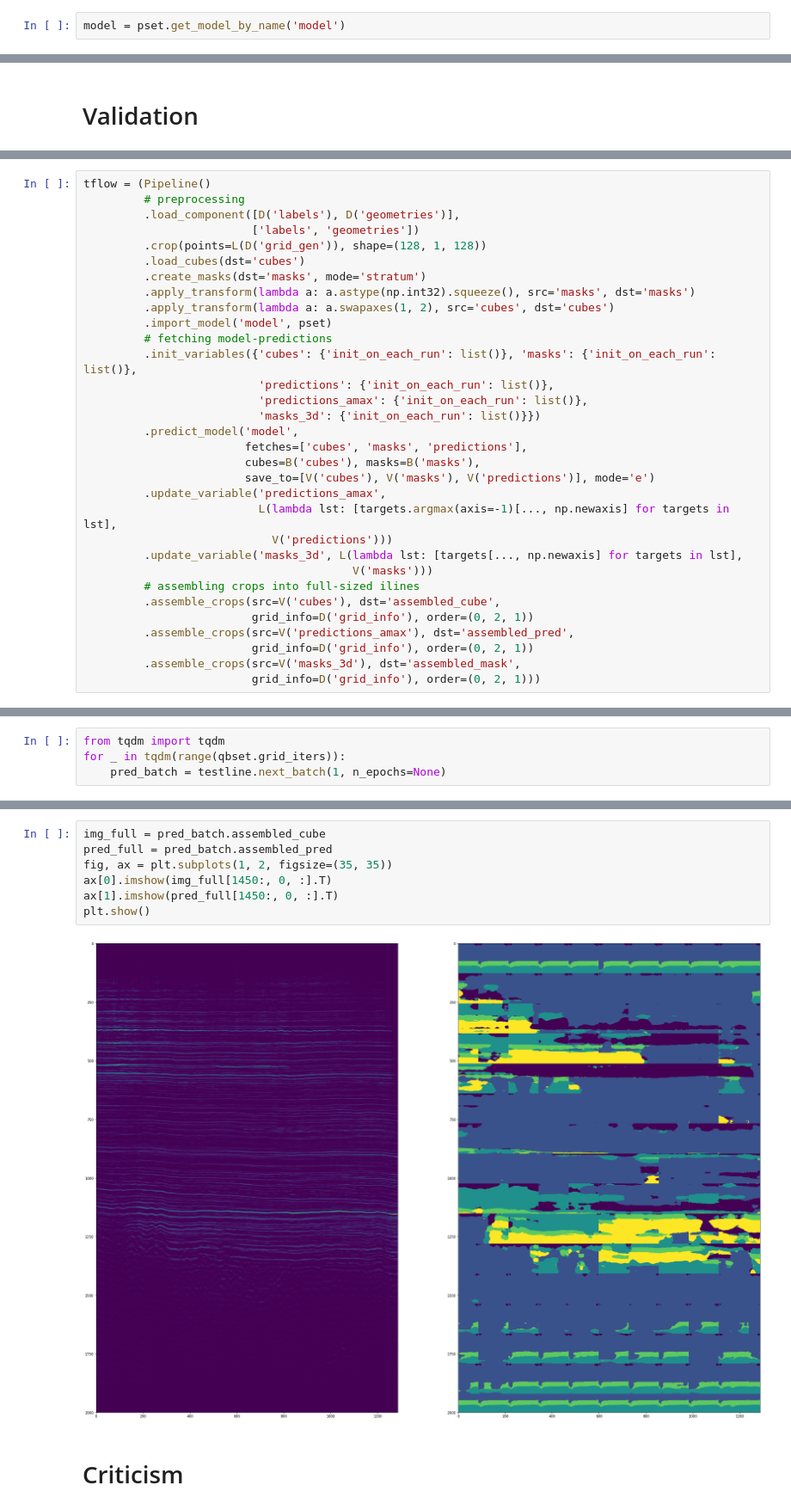
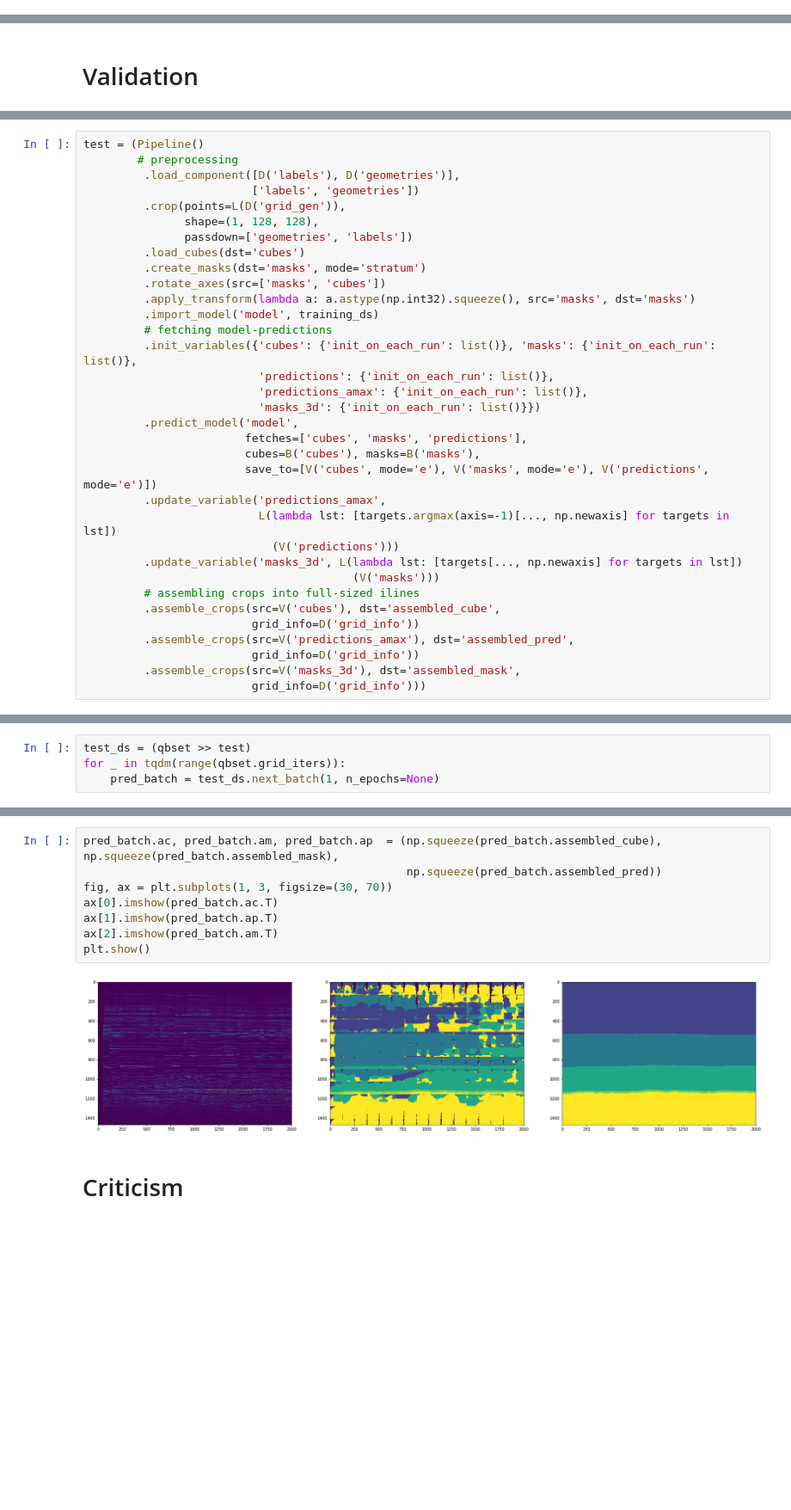
Before and after one commit to sadaqatali2027/seismiqb-1, a Jupyter notebook: models/Segmenting_interlayers.ipynb, the cells around one changed output, grey strips where cells are left out. Shown at 86% size. Drawn from its saved outputs; the diff is of its cells as text; blank space fills up the shorter version.

Commit message:
update interlayers-segmentation notebook; add plot-util

```diff
--- a/models/Segmenting_interlayers.ipynb
+++ b/models/Segmenting_interlayers.ipynb
@@ -147,2 +136,0 @@ save the model if needed
-# %%
-model = pset.get_model_by_name('model')
@@ -205,14 +205,16 @@ qbset.make_grid('P_cube', [128, 1, 128],
 # %%
-tflow = (Pipeline()
-         # preprocessing
+test = (Pipeline()
+        # preprocessing
          .load_component([D('labels'), D('geometries')],
                          ['labels', 'geometries'])
-         .crop(points=L(D('grid_gen')), shape=(128, 1, 128))
+         .crop(points=L(D('grid_gen')),
+               shape=(1, 128, 128),
+               passdown=['geometries', 'labels'])
          .load_cubes(dst='cubes')
          .create_masks(dst='masks', mode='stratum')
+         .rotate_axes(src=['masks', 'cubes'])
          .apply_transform(lambda a: a.astype(np.int32).squeeze(), src='masks', dst='masks')
-         .apply_transform(lambda a: a.swapaxes(1, 2), src='cubes', dst='cubes')
-         .import_model('model', pset)
+         .import_model('model', training_ds)
          # fetching model-predictions
          .init_variables({'cubes': {'init_on_each_run': list()}, 'masks': {'init_on_each_run': list()},
                           'predictions': {'init_on_each_run': list()},
@@ -221,16 +223,16 @@ tflow = (Pipeline()
          .predict_model('model',
                         fetches=['cubes', 'masks', 'predictions'],
                         cubes=B('cubes'), masks=B('masks'),
-                        save_to=[V('cubes'), V('masks'), V('predictions')], mode='e')
+                        save_to=[V('cubes', mode='e'), V('masks', mode='e'), V('predictions', mode='e')])
          .update_variable('predictions_amax',
-                          L(lambda lst: [targets.argmax(axis=-1)[..., np.newaxis] for targets in lst],
-                            V('predictions')))
-         .update_variable('masks_3d', L(lambda lst: [targets[..., np.newaxis] for targets in lst],
-                                        V('masks')))
+                          L(lambda lst: [targets.argmax(axis=-1)[..., np.newaxis] for targets in lst])
+                            (V('predictions')))
+         .update_variable('masks_3d', L(lambda lst: [targets[..., np.newaxis] for targets in lst])
+                                        (V('masks')))
          # assembling crops into full-sized ilines
          .assemble_crops(src=V('cubes'), dst='assembled_cube',
-                         grid_info=D('grid_info'), order=(0, 2, 1))
+                         grid_info=D('grid_info'))
          .assemble_crops(src=V('predictions_amax'), dst='assembled_pred',
-                         grid_info=D('grid_info'), order=(0, 2, 1))
+                         grid_info=D('grid_info'))
          .assemble_crops(src=V('masks_3d'), dst='assembled_mask',
-                         grid_info=D('grid_info'), order=(0, 2, 1)))
+                         grid_info=D('grid_info')))
@@ -239,4 +241,4 @@ testline = (qbset >> tflow)
 # %%
-from tqdm import tqdm
+test_ds = (qbset >> test)
 for _ in tqdm(range(qbset.grid_iters)):
-    pred_batch = testline.next_batch(1, n_epochs=None)
+    pred_batch = test_ds.next_batch(1, n_epochs=None)
@@ -245,11 +245,12 @@ pred_batch.assembled_cube.shape
 # %%
-img_full = pred_batch.assembled_cube
-pred_full = pred_batch.assembled_pred
-fig, ax = plt.subplots(1, 2, figsize=(35, 35))
-ax[0].imshow(img_full[1450:, 0, :].T)
-ax[1].imshow(pred_full[1450:, 0, :].T)
+pred_batch.ac, pred_batch.am, pred_batch.ap  = (np.squeeze(pred_batch.assembled_cube), np.squeeze(pred_batch.assembled_mask),
+                                                np.squeeze(pred_batch.assembled_pred))
+fig, ax = plt.subplots(1, 3, figsize=(30, 70))
+ax[0].imshow(pred_batch.ac.T)
+ax[1].imshow(pred_batch.ap.T)
+ax[2].imshow(pred_batch.am.T)
 plt.show()
 # %% [output]
-[figure, old version]
+[figure, new version]
 # %% [markdown]
 # Criticism
```
Also changed, not shown: parts of 69 cells of this notebook, 1 other file.
